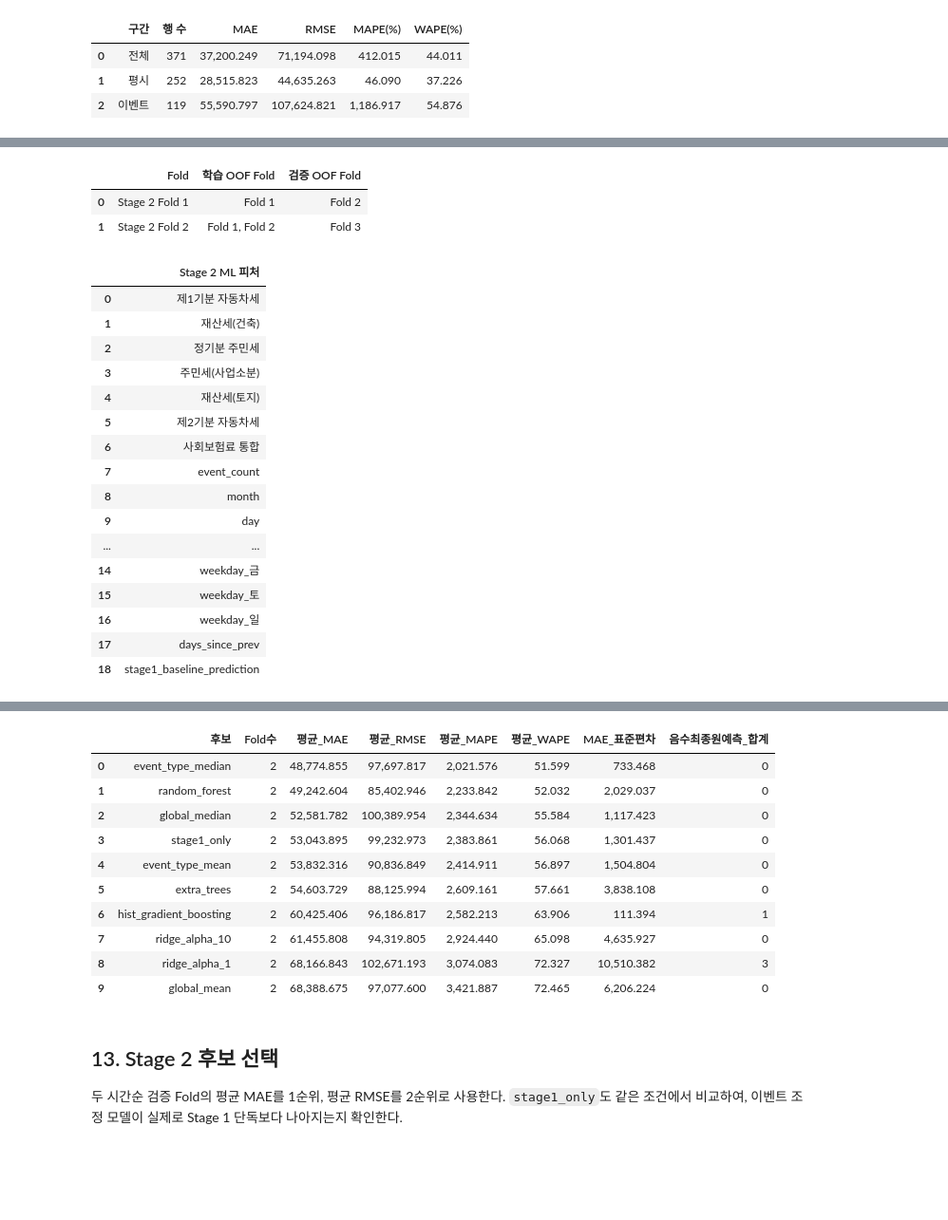
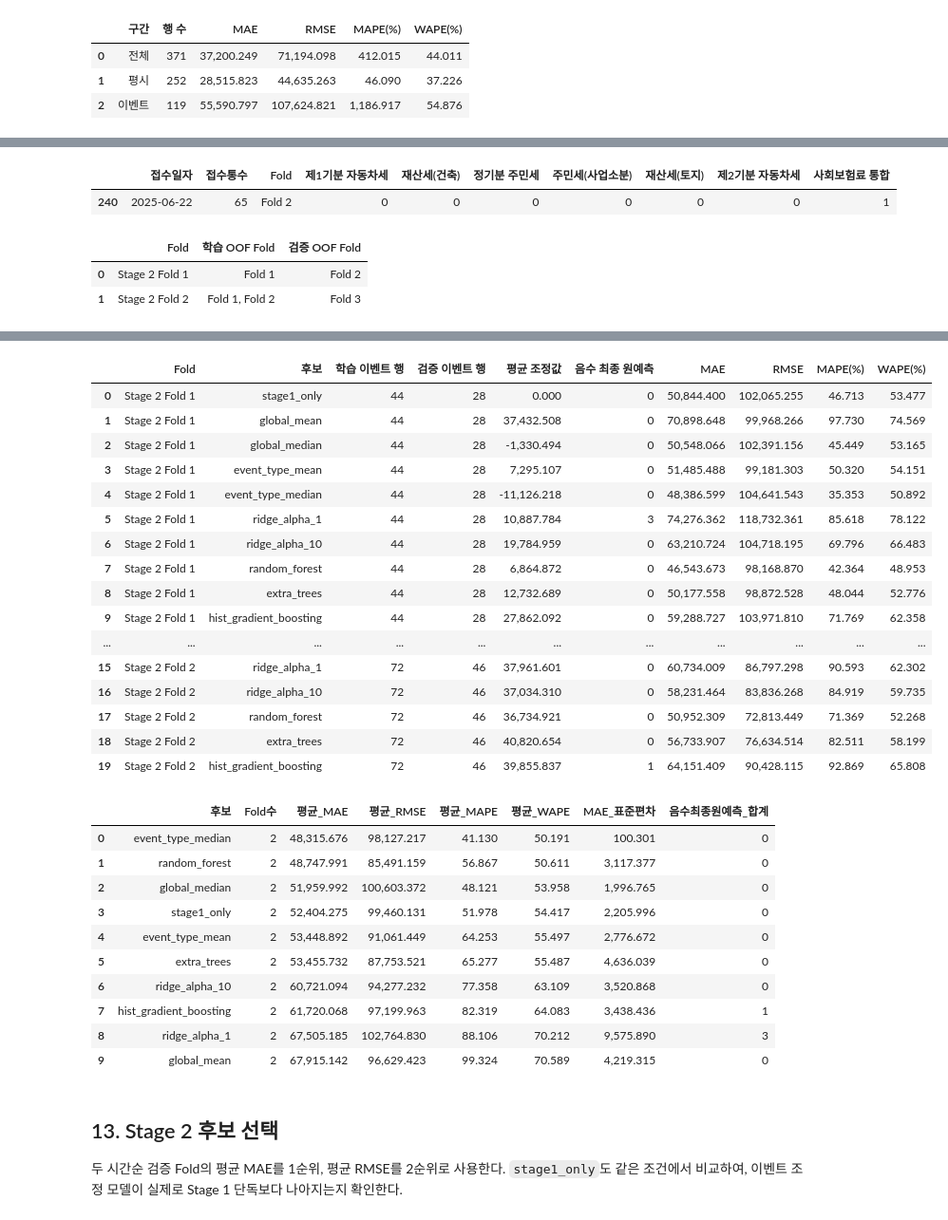
Before and after one commit to 2026-logistics-ai/postcast, a Jupyter notebook: notebooks/04_volume_forecasting.ipynb, the cells around one changed output, grey strips where cells are left out. Shown at 95% size. Saved outputs shown, nothing was run; the diff lists cells and outputs as text; code cells hidden in the pictures; blank space fills up the shorter version.

Commit message:
Stage 2 이상치 제외 및 결과 재산출

```diff
--- a/notebooks/04_volume_forecasting.ipynb
+++ b/notebooks/04_volume_forecasting.ipynb
@@ -1002,9 +1004,19 @@ STAGE2_FEATURES = [
     "stage1_baseline_prediction",
 ]
 
+STAGE2_OUTLIER_DATES = pd.to_datetime(["2025-06-22"])
+stage2_excluded_event_rows = stage1_oof.loc[
+    stage1_oof["접수일자"].isin(STAGE2_OUTLIER_DATES)
+    & stage1_oof["is_event"].eq(1)
+].copy()
 stage2_event_oof = stage1_oof.loc[
     stage1_oof["is_event"].eq(1)
+    & ~stage1_oof["접수일자"].isin(STAGE2_OUTLIER_DATES)
 ].copy()
+
+assert len(stage2_excluded_event_rows) == 1
+assert stage2_excluded_event_rows[TARGET_COLUMN].iloc[0] == 65
+assert not stage2_event_oof["접수일자"].isin(STAGE2_OUTLIER_DATES).any()
 
 STAGE2_FOLD_SPECS = [
     {
@@ -1190,28 +1202,18 @@ stage2_fold_definition = pd.DataFrame(
     ]
 )
 
+display(
+    stage2_excluded_event_rows[
+        ["접수일자", TARGET_COLUMN, "Fold", *EVENT_COLUMNS]
+    ]
+)
 display(stage2_fold_definition)
 display(pd.DataFrame({"Stage 2 ML 피처": STAGE2_FEATURES}))
 display(stage2_fold_results)
 display(stage2_summary)
 # %% [output]
-|  | Fold | 학습 OOF Fold | 검증 OOF Fold |
-| 0 | Stage 2 Fold 1 | Fold 1 | Fold 2 |
-| 1 | Stage 2 Fold 2 | Fold 1, Fold 2 | Fold 3 |
+|  | 접수일자 | 접수통수 | Fold | 제1기분 자동차세 | 재산세(건축) | 정기분 주민세 | 주민세(사업소분) | 재산세(토지) | 제2기분 자동차세 | 사회보험료 통합 |
+| 240 | 2025-06-22 | 65 | Fold 2 | 0 | 0 | 0 | 0 | 0 | 0 | 1 |
-|  | Stage 2 ML 피처 |
-| 0 | 제1기분 자동차세 |
-| 1 | 재산세(건축) |
-| 2 | 정기분 주민세 |
-| 3 | 주민세(사업소분) |
-| 4 | 재산세(토지) |
-| 5 | 제2기분 자동차세 |
-| 6 | 사회보험료 통합 |
-| 7 | event_count |
-| 8 | month |
-| 9 | day |
-| ... | ... |
-| 14 | weekday_금 |
-| 15 | weekday_토 |
-| 16 | weekday_일 |
-| 17 | days_since_prev |
-| 18 | stage1_baseline_prediction |
+|  | Fold | 학습 OOF Fold | 검증 OOF Fold |
+| 0 | Stage 2 Fold 1 | Fold 1 | Fold 2 |
+| 1 | Stage 2 Fold 2 | Fold 1, Fold 2 | Fold 3 |
@@ -1235,14 +1237,31 @@ display(stage2_summary)
-|  | 후보 | Fold수 | 평균_MAE | 평균_RMSE | 평균_MAPE | 평균_WAPE | MAE_표준편차 | 음수최종원예측_합계 |
-| 0 | event_type_median | 2 | 48,774.855 | 97,697.817 | 2,021.576 | 51.599 | 733.468 | 0 |
-| 1 | random_forest | 2 | 49,242.604 | 85,402.946 | 2,233.842 | 52.032 | 2,029.037 | 0 |
-| 2 | global_median | 2 | 52,581.782 | 100,389.954 | 2,344.634 | 55.584 | 1,117.423 | 0 |
-| 3 | stage1_only | 2 | 53,043.895 | 99,232.973 | 2,383.861 | 56.068 | 1,301.437 | 0 |
-| 4 | event_type_mean | 2 | 53,832.316 | 90,836.849 | 2,414.911 | 56.897 | 1,504.804 | 0 |
-| 5 | extra_trees | 2 | 54,603.729 | 88,125.994 | 2,609.161 | 57.661 | 3,838.108 | 0 |
-| 6 | hist_gradient_boosting | 2 | 60,425.406 | 96,186.817 | 2,582.213 | 63.906 | 111.394 | 1 |
-| 7 | ridge_alpha_10 | 2 | 61,455.808 | 94,319.805 | 2,924.440 | 65.098 | 4,635.927 | 0 |
-| 8 | ridge_alpha_1 | 2 | 68,166.843 | 102,671.193 | 3,074.083 | 72.327 | 10,510.382 | 3 |
-| 9 | global_mean | 2 | 68,388.675 | 97,077.600 | 3,421.887 | 72.465 | 6,206.224 | 0 |
+|  | Fold | 후보 | 학습 이벤트 행 | 검증 이벤트 행 | 평균 조정값 | 음수 최종 원예측 | MAE | RMSE | MAPE(%) | WAPE(%) |
+| 0 | Stage 2 Fold 1 | stage1_only | 44 | 28 | 0.000 | 0 | 50,844.400 | 102,065.255 | 46.713 | 53.477 |
+| 1 | Stage 2 Fold 1 | global_mean | 44 | 28 | 37,432.508 | 0 | 70,898.648 | 99,968.266 | 97.730 | 74.569 |
+| 2 | Stage 2 Fold 1 | global_median | 44 | 28 | -1,330.494 | 0 | 50,548.066 | 102,391.156 | 45.449 | 53.165 |
+| 3 | Stage 2 Fold 1 | event_type_mean | 44 | 28 | 7,295.107 | 0 | 51,485.488 | 99,181.303 | 50.320 | 54.151 |
+| 4 | Stage 2 Fold 1 | event_type_median | 44 | 28 | -11,126.218 | 0 | 48,386.599 | 104,641.543 | 35.353 | 50.892 |
+| 5 | Stage 2 Fold 1 | ridge_alpha_1 | 44 | 28 | 10,887.784 | 3 | 74,276.362 | 118,732.361 | 85.618 | 78.122 |
+| 6 | Stage 2 Fold 1 | ridge_alpha_10 | 44 | 28 | 19,784.959 | 0 | 63,210.724 | 104,718.195 | 69.796 | 66.483 |
+| 7 | Stage 2 Fold 1 | random_forest | 44 | 28 | 6,864.872 | 0 | 46,543.673 | 98,168.870 | 42.364 | 48.953 |
+| 8 | Stage 2 Fold 1 | extra_trees | 44 | 28 | 12,732.689 | 0 | 50,177.558 | 98,872.528 | 48.044 | 52.776 |
+| 9 | Stage 2 Fold 1 | hist_gradient_boosting | 44 | 28 | 27,862.092 | 0 | 59,288.727 | 103,971.810 | 71.769 | 62.358 |
+| ... | ... | ... | ... | ... | ... | ... | ... | ... | ... | ... |
+| 15 | Stage 2 Fold 2 | ridge_alpha_1 | 72 | 46 | 37,961.601 | 0 | 60,734.009 | 86,797.298 | 90.593 | 62.302 |
+| 16 | Stage 2 Fold 2 | ridge_alpha_10 | 72 | 46 | 37,034.310 | 0 | 58,231.464 | 83,836.268 | 84.919 | 59.735 |
+| 17 | Stage 2 Fold 2 | random_forest | 72 | 46 | 36,734.921 | 0 | 50,952.309 | 72,813.449 | 71.369 | 52.268 |
+| 18 | Stage 2 Fold 2 | extra_trees | 72 | 46 | 40,820.654 | 0 | 56,733.907 | 76,634.514 | 82.511 | 58.199 |
+| 19 | Stage 2 Fold 2 | hist_gradient_boosting | 72 | 46 | 39,855.837 | 1 | 64,151.409 | 90,428.115 | 92.869 | 65.808 |
+|  | 후보 | Fold수 | 평균_MAE | 평균_RMSE | 평균_MAPE | 평균_WAPE | MAE_표준편차 | 음수최종원예측_합계 |
+| 0 | event_type_median | 2 | 48,315.676 | 98,127.217 | 41.130 | 50.191 | 100.301 | 0 |
+| 1 | random_forest | 2 | 48,747.991 | 85,491.159 | 56.867 | 50.611 | 3,117.377 | 0 |
+| 2 | global_median | 2 | 51,959.992 | 100,603.372 | 48.121 | 53.958 | 1,996.765 | 0 |
+| 3 | stage1_only | 2 | 52,404.275 | 99,460.131 | 51.978 | 54.417 | 2,205.996 | 0 |
+| 4 | event_type_mean | 2 | 53,448.892 | 91,061.449 | 64.253 | 55.497 | 2,776.672 | 0 |
+| 5 | extra_trees | 2 | 53,455.732 | 87,753.521 | 65.277 | 55.487 | 4,636.039 | 0 |
+| 6 | ridge_alpha_10 | 2 | 60,721.094 | 94,277.232 | 77.358 | 63.109 | 3,520.868 | 0 |
+| 7 | hist_gradient_boosting | 2 | 61,720.068 | 97,199.963 | 82.319 | 64.083 | 3,438.436 | 1 |
+| 8 | ridge_alpha_1 | 2 | 67,505.185 | 102,764.830 | 88.106 | 70.212 | 9,575.890 | 3 |
+| 9 | global_mean | 2 | 67,915.142 | 96,629.423 | 99.324 | 70.589 | 4,219.315 | 0 |
 # %% [markdown]
 ## 13. Stage 2 후보 선택
 
```
Also changed, not shown: parts of 8 cells of this notebook.
